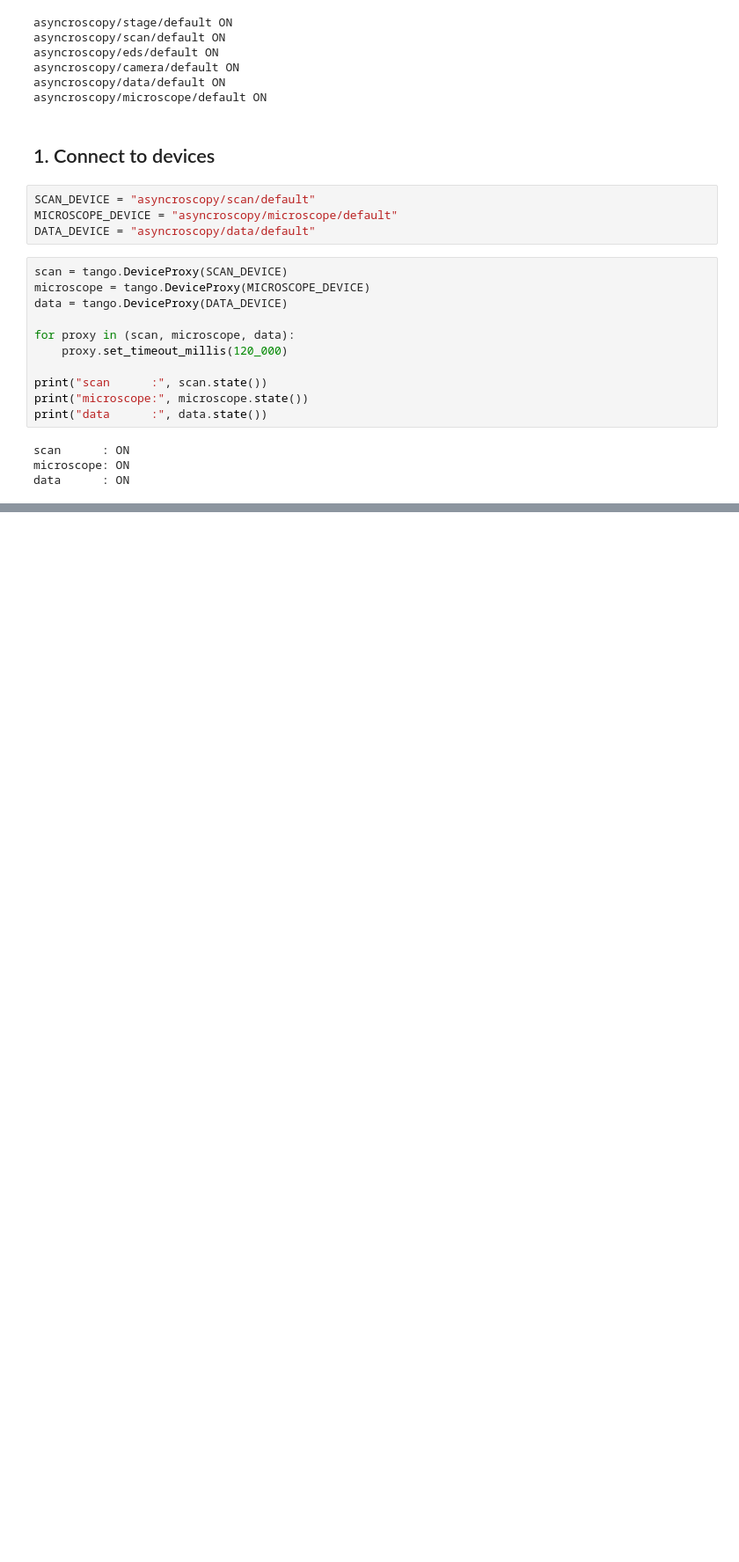
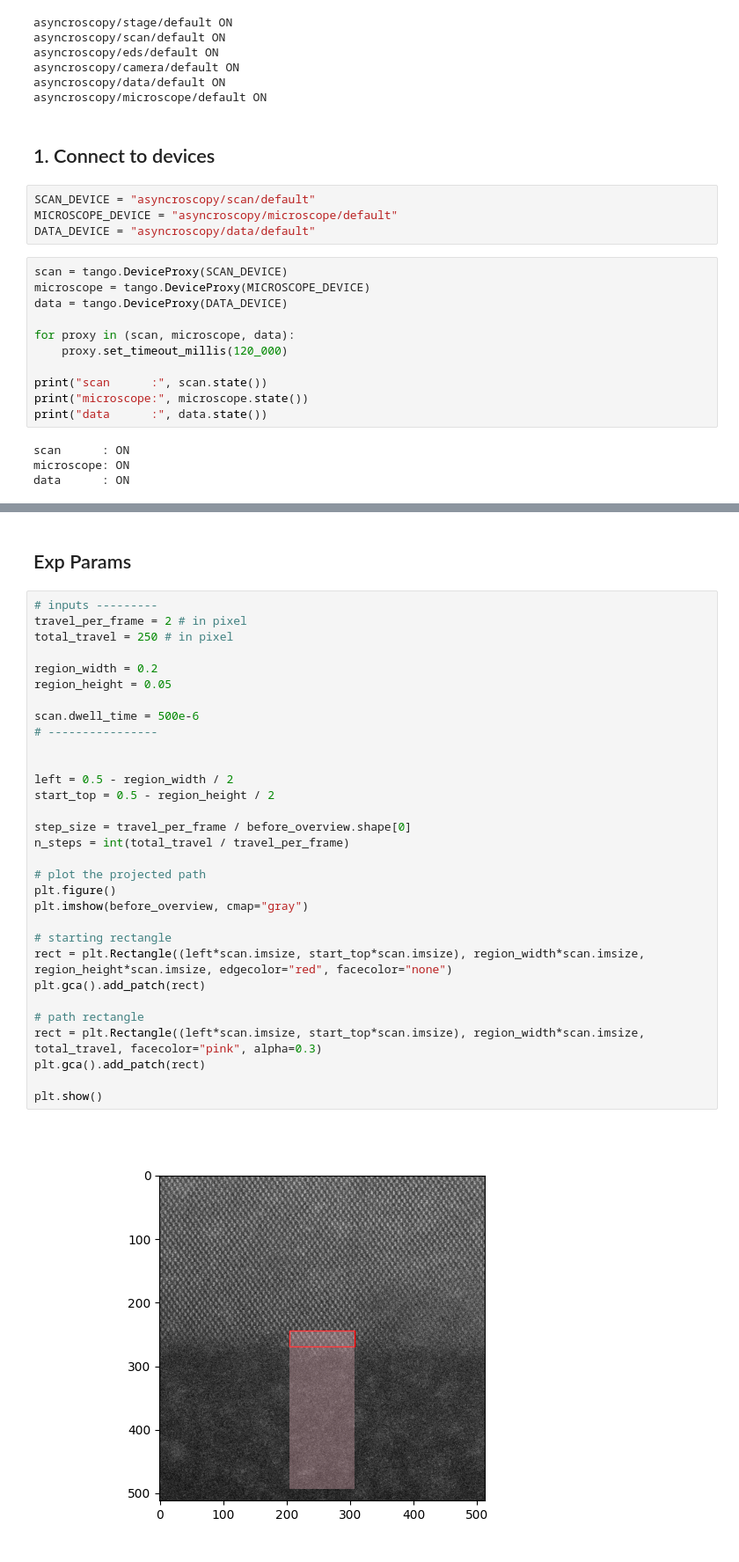
Before and after one commit to 1996suryamandalreddy-maker/asyncroscopy, a Jupyter notebook: notebooks/18_Speed_Metric_Acquisition.ipynb, the cells around one changed output, grey strips where cells are left out. Shown at 88% size. Saved outputs shown, nothing was run; the diff lists cells and outputs as text; blank space fills up the shorter version.

```diff
--- a/notebooks/18_Speed_Metric_Acquisition.ipynb
+++ b/notebooks/18_Speed_Metric_Acquisition.ipynb
@@ -182 +133,36 @@ experiment_regions
+# %% [markdown]
+## Exp Params
+# %%
+# inputs ---------
+travel_per_frame = 2 # in pixel
+total_travel = 250 # in pixel
+
+region_width = 0.2
+region_height = 0.05
+
+scan.dwell_time = 500e-6
+# ----------------
+
+
+left = 0.5 - region_width / 2
+start_top = 0.5 - region_height / 2
+
+step_size = travel_per_frame / before_overview.shape[0]
+n_steps = int(total_travel / travel_per_frame)
+
+# plot the projected path
+plt.figure()
+plt.imshow(before_overview, cmap="gray")
+
+# starting rectangle
+rect = plt.Rectangle((left*scan.imsize, start_top*scan.imsize), region_width*scan.imsize, region_height*scan.imsize, edgecolor="red", facecolor="none")
+plt.gca().add_patch(rect)
+
+# path rectangle
+rect = plt.Rectangle((left*scan.imsize, start_top*scan.imsize), region_width*scan.imsize, total_travel, facecolor="pink", alpha=0.3)
+plt.gca().add_patch(rect)
+
+plt.show()
+# %% [output]
+[figure, added]
 # %% [markdown]
```
Also changed, not shown: parts of 24 cells of this notebook.
